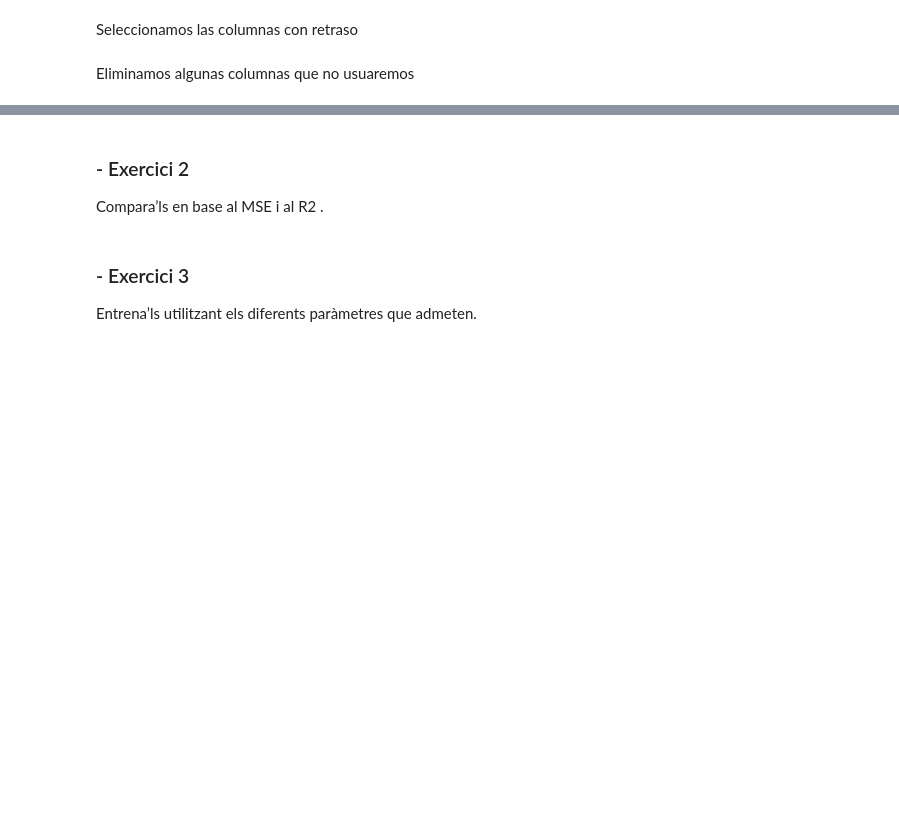
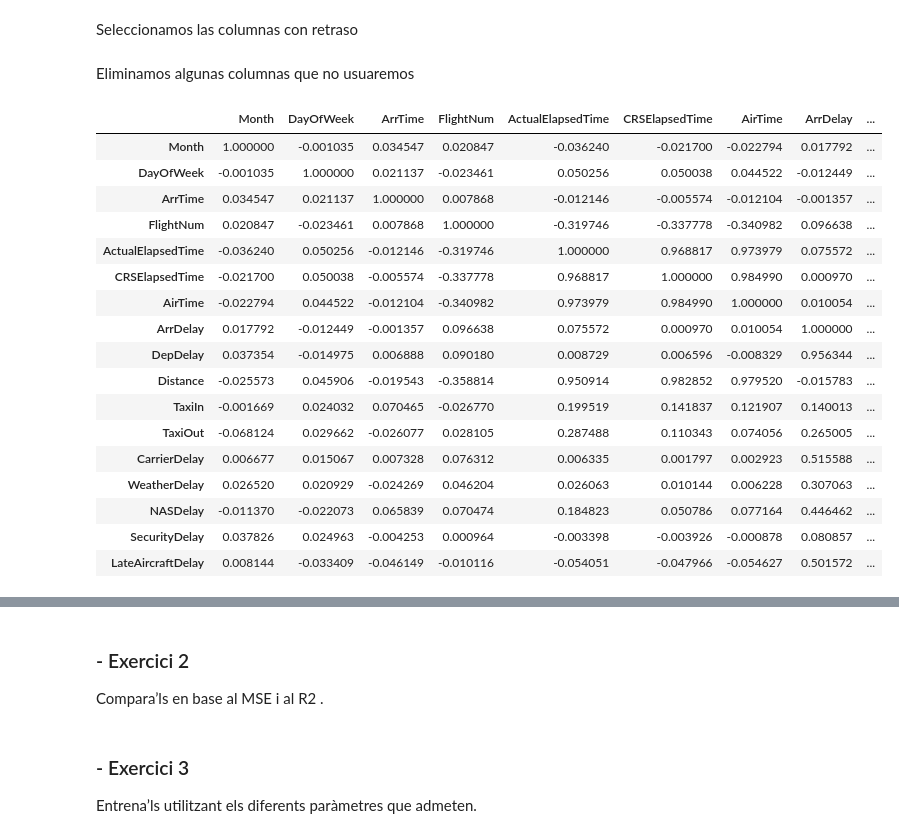
Before and after one commit to mmarcrr/Supervitat_Regressio, a Jupyter notebook: S09T02.ipynb, the cells around one changed output, grey strips where cells are left out. Drawn from its saved outputs; the diff is of its cells as text; code cells hidden in the pictures; blank space fills up the shorter version.

```diff
--- a/S09T02.ipynb
+++ b/S09T02.ipynb
@@ -42,7 +45,7 @@ from sklearn import model_selection
 # %%
 file="DelayedFlights.csv"
-df = pd.read_csv(file,low_memory=False,index_col=0)
-df.head()
+df_orig = pd.read_csv(file,low_memory=False,index_col=0)
+df_orig.head()
 # %% [output]
 |  | Year | Month | DayofMonth | DayOfWeek | DepTime | CRSDepTime | ArrTime | CRSArrTime | UniqueCarrier | ... |
 | 0 | 2008 | 1 | 3 | 4 | 2003.0 | 1955 | 2211.0 | 2225 | WN | ... |
@@ -61,6 +64,8 @@ Index(['Year', 'Month', 'DayofMonth', 'DayOfWeek', 'DepTime', 'CRSDepTime',
        'Cancelled', 'CancellationCode', 'Diverted', 'CarrierDelay',
        'WeatherDelay', 'NASDelay', 'SecurityDelay', 'LateAircraftDelay'],
       dtype='object')
+# %%
+df=df_orig.sample(n=2000)
 # %% [markdown]
 
     Year -> any de la dada format yyyy
@@ -158,4 +163,25 @@ df['Delayed'] = (df.ArrDelay>0)
 # %% [markdown]
 Eliminamos algunas columnas que no usuaremos
 # %%
-df.drop(['Year', 'DayofMonth','CRSDepTime','CRSArrTime','DepTime','Cancelled','CancellationCode','Diverted','ArrDelay'], axis=1, inplace=True)
+df.drop(['Year', 'DayofMonth','CRSDepTime','CRSArrTime','DepTime','Cancelled','CancellationCode','Diverted'], axis=1, inplace=True)
+corrMatrix = df.corr()
+corrMatrix
+# %% [output]
+|  | Month | DayOfWeek | ArrTime | FlightNum | ActualElapsedTime | CRSElapsedTime | AirTime | ArrDelay | ... |
+| Month | 1.000000 | -0.001035 | 0.034547 | 0.020847 | -0.036240 | -0.021700 | -0.022794 | 0.017792 | ... |
+| DayOfWeek | -0.001035 | 1.000000 | 0.021137 | -0.023461 | 0.050256 | 0.050038 | 0.044522 | -0.012449 | ... |
+| ArrTime | 0.034547 | 0.021137 | 1.000000 | 0.007868 | -0.012146 | -0.005574 | -0.012104 | -0.001357 | ... |
+| FlightNum | 0.020847 | -0.023461 | 0.007868 | 1.000000 | -0.319746 | -0.337778 | -0.340982 | 0.096638 | ... |
+| ActualElapsedTime | -0.036240 | 0.050256 | -0.012146 | -0.319746 | 1.000000 | 0.968817 | 0.973979 | 0.075572 | ... |
+| CRSElapsedTime | -0.021700 | 0.050038 | -0.005574 | -0.337778 | 0.968817 | 1.000000 | 0.984990 | 0.000970 | ... |
+| AirTime | -0.022794 | 0.044522 | -0.012104 | -0.340982 | 0.973979 | 0.984990 | 1.000000 | 0.010054 | ... |
+| ArrDelay | 0.017792 | -0.012449 | -0.001357 | 0.096638 | 0.075572 | 0.000970 | 0.010054 | 1.000000 | ... |
+| DepDelay | 0.037354 | -0.014975 | 0.006888 | 0.090180 | 0.008729 | 0.006596 | -0.008329 | 0.956344 | ... |
+| Distance | -0.025573 | 0.045906 | -0.019543 | -0.358814 | 0.950914 | 0.982852 | 0.979520 | -0.015783 | ... |
+| TaxiIn | -0.001669 | 0.024032 | 0.070465 | -0.026770 | 0.199519 | 0.141837 | 0.121907 | 0.140013 | ... |
+| TaxiOut | -0.068124 | 0.029662 | -0.026077 | 0.028105 | 0.287488 | 0.110343 | 0.074056 | 0.265005 | ... |
+| CarrierDelay | 0.006677 | 0.015067 | 0.007328 | 0.076312 | 0.006335 | 0.001797 | 0.002923 | 0.515588 | ... |
+| WeatherDelay | 0.026520 | 0.020929 | -0.024269 | 0.046204 | 0.026063 | 0.010144 | 0.006228 | 0.307063 | ... |
+| NASDelay | -0.011370 | -0.022073 | 0.065839 | 0.070474 | 0.184823 | 0.050786 | 0.077164 | 0.446462 | ... |
+| SecurityDelay | 0.037826 | 0.024963 | -0.004253 | 0.000964 | -0.003398 | -0.003926 | -0.000878 | 0.080857 | ... |
+| LateAircraftDelay | 0.008144 | -0.033409 | -0.046149 | -0.010116 | -0.054051 | -0.047966 | -0.054627 | 0.501572 | ... |
```
Also changed, not shown: parts of 40 cells of this notebook.
